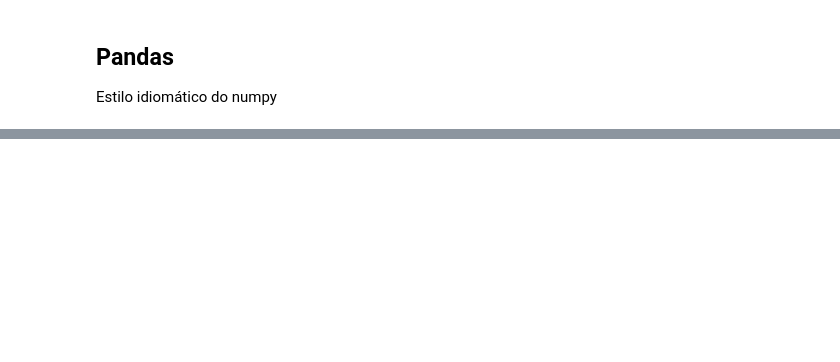
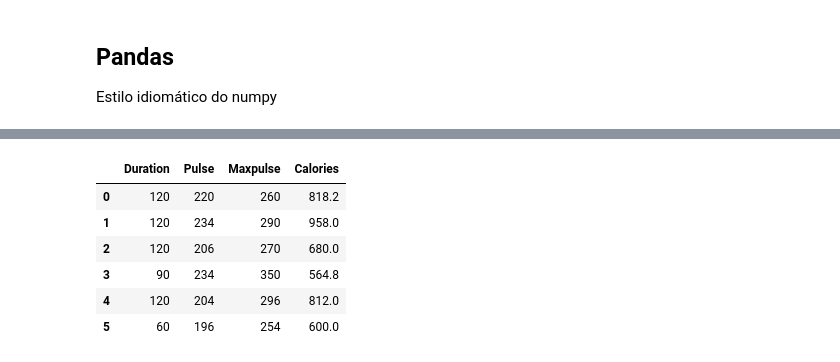
Before and after one commit to pdiegoneves/UNICESUMAR-Python-Avancado, a Jupyter notebook: bibliotecas.ipynb, the cells around one changed output, grey strips where cells are left out. Saved outputs shown, nothing was run; the diff lists cells and outputs as text; code cells hidden in the pictures; blank space fills up the shorter version.

```diff
--- a/bibliotecas.ipynb
+++ b/bibliotecas.ipynb
@@ -112,0 +153,12 @@ df_cardio
+# %%
+# df_cardio * 3
+# df_cardio / 2
+df_cardio + df_cardio
+# %% [output]
+|  | Duration | Pulse | Maxpulse | Calories |
+| 0 | 120 | 220 | 260 | 818.2 |
+| 1 | 120 | 234 | 290 | 958.0 |
+| 2 | 120 | 206 | 270 | 680.0 |
+| 3 | 90 | 234 | 350 | 564.8 |
+| 4 | 120 | 204 | 296 | 812.0 |
+| 5 | 60 | 196 | 254 | 600.0 |
```
Also changed, not shown: parts of 26 cells of this notebook, 1 other file.
